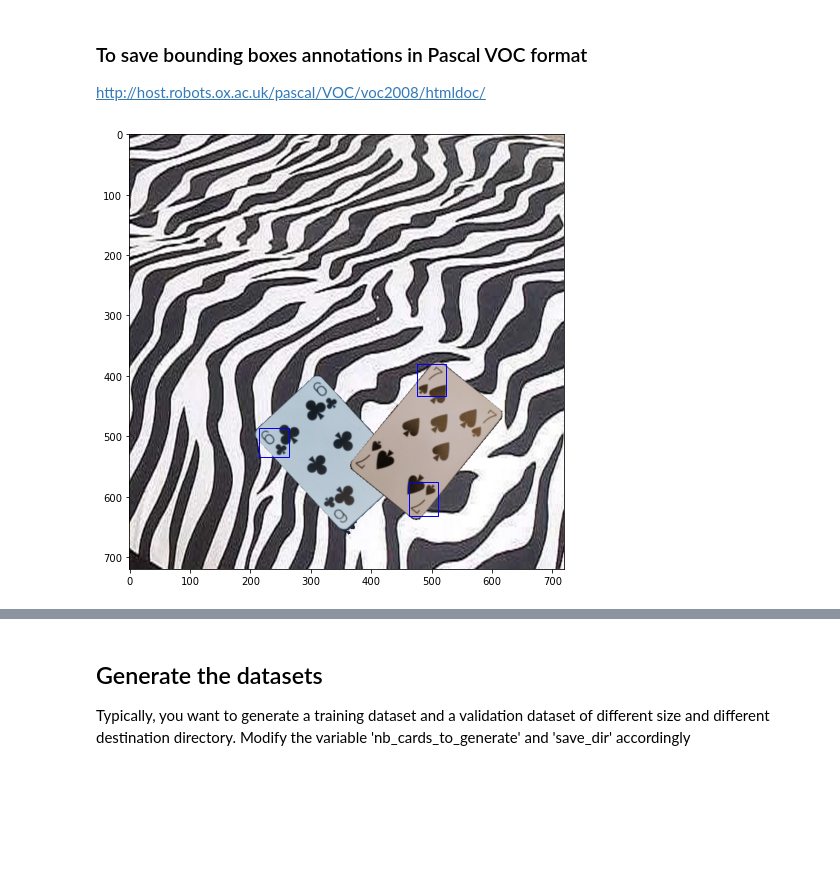
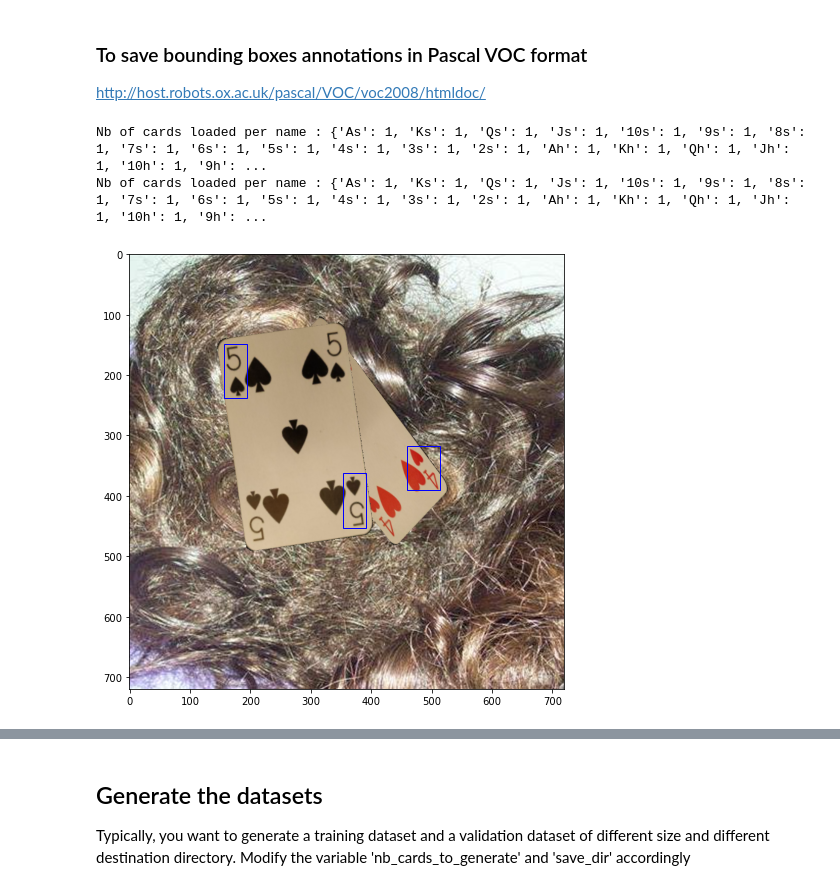
Before and after one commit to ToOgFyrreTyvende/SolitaireML, a Jupyter notebook: creating_playing_cards_dataset.ipynb, the cells around one changed output, grey strips where cells are left out. Cells and saved outputs as stored; diff of their text form; code cells hidden in the pictures; blank space fills up the shorter version.

```diff
--- a/creating_playing_cards_dataset.ipynb
+++ b/creating_playing_cards_dataset.ipynb
@@ -422,6 +421,6 @@ def extract_cards_from_video(video_fn, output_dir=None, keep_ratio=5, min_focus=
     return imgs_list
 # %%
 # Test card extraction from a video
-imgs=extract_cards_from_video("data/raw_images/5s.jpg",output_dir="test/6h",debug=True)
+imgs=extract_cards_from_video("data/raw_images/4c.jpg",output_dir="test/6h",debug=True)
 print("Nb images extracted:",len(imgs))
 # %% [output]
@@ -584,7 +584,7 @@ def findHull(img, corner=refCornerHL, debug="no"):
 # Test find_hull on a random card image
 # debug = "no" or "pause_always" or "pause_on_pb"
 # If debug!="no", you may have to press a key to continue execution after pause
-debug="yes"
+debug="no"
 imgs_dir="data/cards"
 imgs_fns=glob(imgs_dir+"/Ks/*.png")
 img_fn=random.choice(imgs_fns)
@@ -674,5 +674,3 @@ class Cards():
         if display:
             if display: display_img(card,[hull1,hull2],"rgb")
         return card,card_name,hull1,hull2
-
-cards = Cards()
@@ -994,16 +1081,22 @@ class Scene:
         plt.imsave(jpg_fn,self.final)
         if display: print("New image saved in",jpg_fn)
         create_voc_xml(xml_fn,jpg_fn, self.listbba,display=display)
+# %%
+ncards = Cards("data/nicklas_cards.pck")
+tcards = Cards("data/theo_cards.pck")
+# %% [output]
+Nb of cards loaded per name : {'As': 1, 'Ks': 1, 'Qs': 1, 'Js': 1, '10s': 1, '9s': 1, '8s': 1, '7s': 1, '6s': 1, '5s': 1, '4s': 1, '3s': 1, '2s': 1, 'Ah': 1, 'Kh': 1, 'Qh': 1, 'Jh': 1, '10h': 1, '9h': ...
+Nb of cards loaded per name : {'As': 1, 'Ks': 1, 'Qs': 1, 'Js': 1, '10s': 1, '9s': 1, '8s': 1, '7s': 1, '6s': 1, '5s': 1, '4s': 1, '3s': 1, '2s': 1, 'Ah': 1, 'Kh': 1, 'Qh': 1, 'Jh': 1, '10h': 1, '9h': ...
 # %%
 # Test generation of a scene with 2 cards
 bg=backgrounds.get_random()
-img1,card_val1,hulla1,hullb1=cards.get_random()
-img2,card_val2,hulla2,hullb2=cards.get_random()
+img1,card_val1,hulla1,hullb1=ncards.get_random()
+img2,card_val2,hulla2,hullb2=ncards.get_random()
 
 newimg=Scene(bg,img1,card_val1,hulla1,hullb1,img2,card_val2,hulla2,hullb2)
 newimg.display()
 # %% [output]
-[figure, old version]
+[figure, new version]
 # %%
 # Test generation of a scene with 3 cards
 bg=backgrounds.get_random()
```
Also changed, not shown: parts of 16 cells of this notebook, 3 other files.
